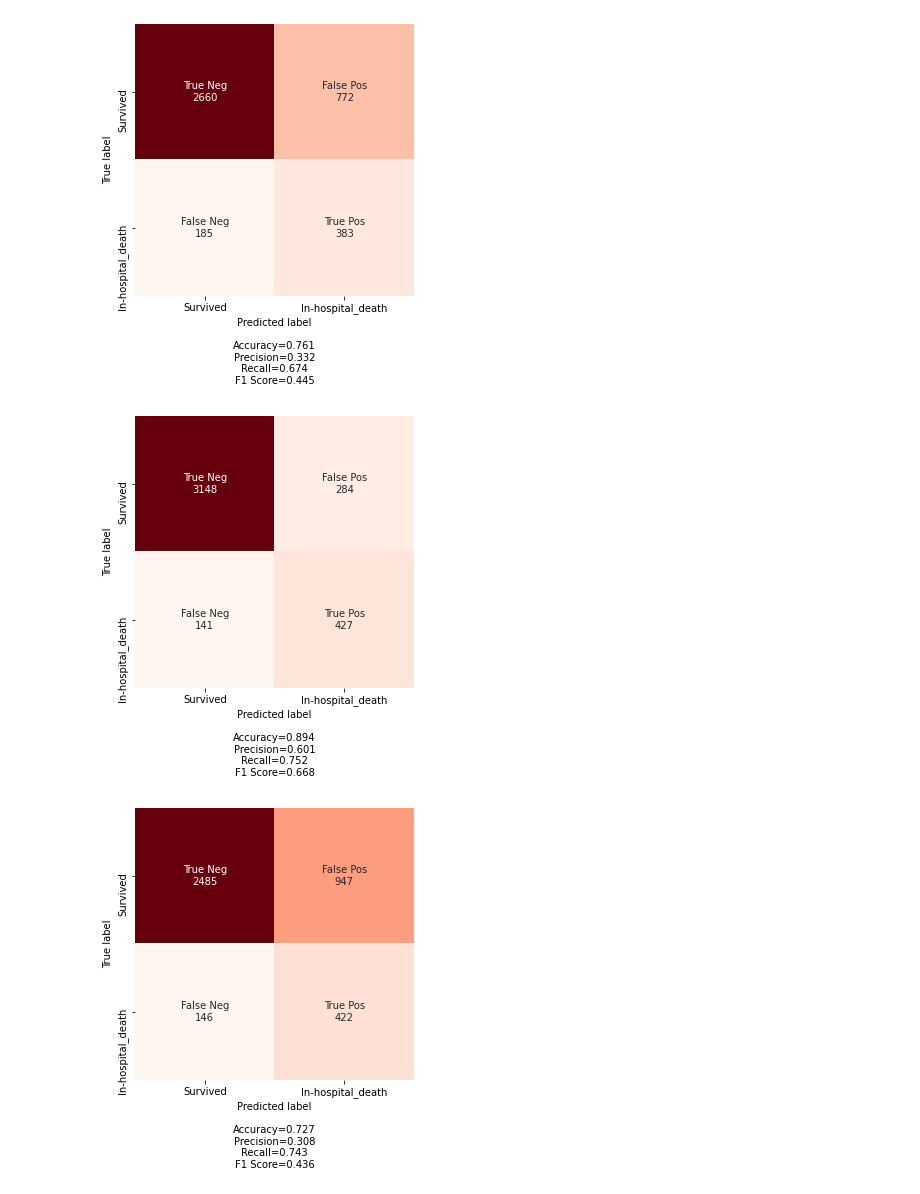
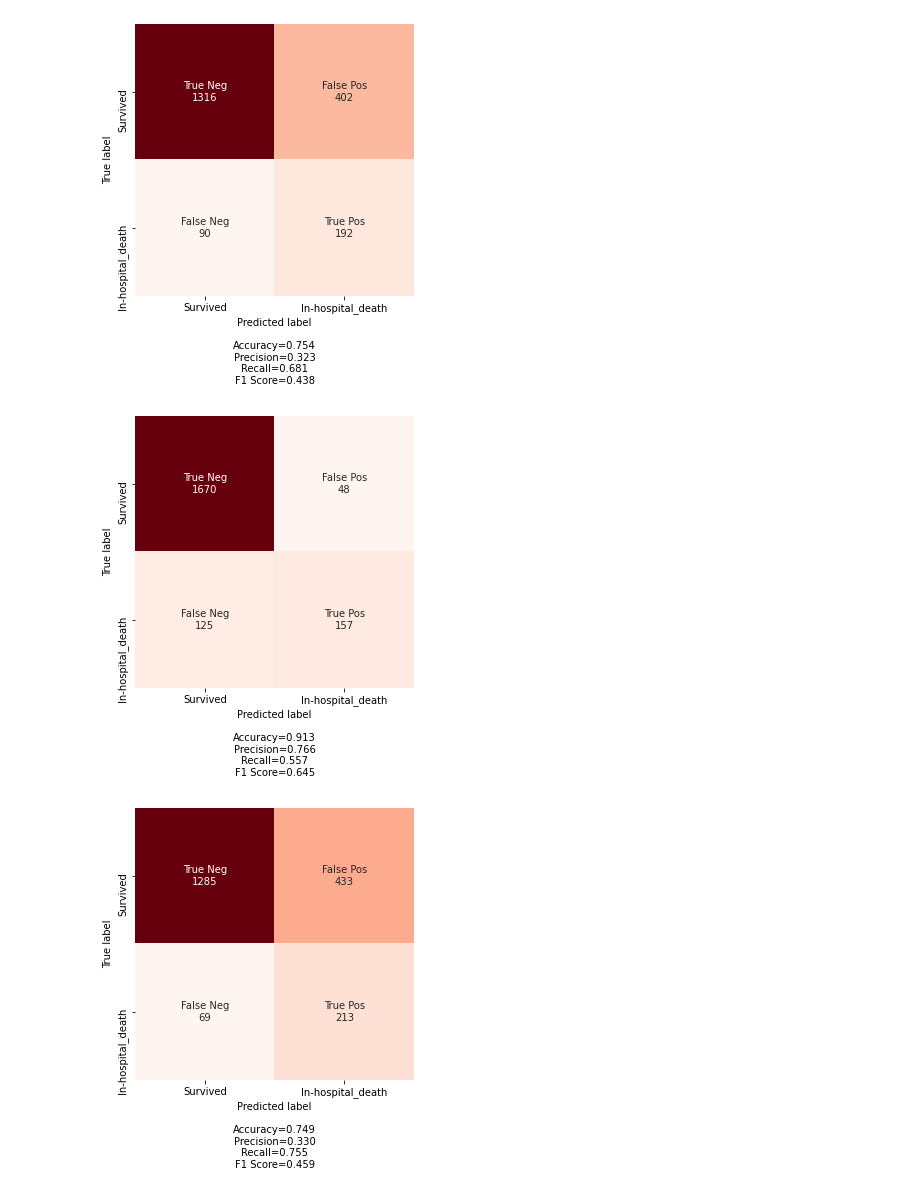
Before and after one commit to ZaidGhazal/In-hospital-Death-Prediction-Health-Care-, a Jupyter notebook: Data_Analysis.ipynb, the cells around one changed output. Cells and saved outputs as stored; diff of their text form; code cells hidden in the pictures.

```diff
--- a/Data_Analysis.ipynb
+++ b/Data_Analysis.ipynb
@@ -802,6 +764,6 @@ scaled_data = scaler.transform(final_df.drop(columns = 'In-hospital_death'))
 # Scaling data to zero mean and standard deviation equal to one. This step helps to improve the model training and accuracy
 # %%
 X = scaled_data
-y = final_df['In-hospital_death']
+y = balanced_df['In-hospital_death']
 X_train, X_test, y_train, y_test = train_test_split(X, y, test_size=0.2, random_state=42)
 # Create training and testing datasets
@@ -812,6 +780,8 @@ roc_auc_scorer = make_scorer(roc_auc_score, greater_is_better=True,
 # %% [markdown]
 # Modeling
 # %%
+
+DT_clf = DecisionTreeClassifier(max_depth = 7, min_samples_split = 300)
 def build_model(model_type, cv=3, scorer=roc_auc_scorer):
     ''' Build a machine learning model to classifiy the patients
 
@@ -828,8 +798,8 @@ def build_model(model_type, cv=3, scorer=roc_auc_scorer):
 
         param_grid = {
             'n_estimators': [100,250, 500],
-            'max_features': ['auto', 'sqrt', 'log2'],
             'max_depth' : [4,5,6,7,8],
+            'min_samples_split' : [100,700],
             'criterion' :['gini', 'entropy']
         }
 
@@ -858,7 +828,8 @@ def build_model(model_type, cv=3, scorer=roc_auc_scorer):
 
         param_grid = {
             'n_estimators': [50,100,200,400],
-            'learning_rate': [0.001, 0.0001, 0.1],
+            'learning_rate': [0.001, 0.1],
+            'base_estimator': [DT_clf]
             }
 
         model = GridSearchCV(estimator=Adaboost_clf, param_grid=param_grid, cv= cv, scoring= scorer, verbose=1)
@@ -871,7 +842,7 @@ def build_model(model_type, cv=3, scorer=roc_auc_scorer):
 
         param_grid = {
             'penalty': ['none', 'elasticnet', 'l1', 'l2'],
-            'C': [0.001, 0.1, 0.5, 1],
+            'C': [0.001, 0.1, 1, 5],
             'solver': ['newton-cg', 'lbfgs', 'liblinear', 'sag', 'saga']
             }
 
@@ -907,6 +882,7 @@ Best Model:
 # %% [markdown]
 ### AdaBoost Classifier
 # %%
-Adaboost_model = build_model(model_type='Adaboost', cv=5)
+%%time
+Adaboost_model = build_model(model_type='Adaboost', cv=4)
 # Build classification model using Adaboost algorithm
 # %% [output]
@@ -1033,7 +1012,7 @@ show_confusion_matrix(LogisticRegression_model, LogisticRegression_threshold)
 # %%
 dtrain = xgb.DMatrix(X_train, label=y_train) # Prepare the training DMatrix
 
-param = {'max_depth': 7, 'eta': 0.7, 'objective': 'binary:logistic'}
+param = {'max_depth': 3, 'eta': 0.1, 'objective': 'binary:logistic'}
 param['nthread'] = 4
 param['eval_metric'] = 'auc'
 #Define the parameters for the model
@@ -1183,8 +1165,8 @@ show_test_confusion_matrix(KNeighbors_model, KNeighbors_threshold, 27)
 # %% [output]
 [figure]
 # %%
-show_test_confusion_matrix(Adaboost_model, Adaboost_threshold, 27)
+show_test_confusion_matrix(Adaboost_model, Adaboost_threshold, 30)
 # Plot confution matrix for the Adaboost model
 # %% [output]
-[figure, old version]
+[figure, new version]
 # %%
```
Also changed, not shown: parts of 32 cells of this notebook, 1 other file.
